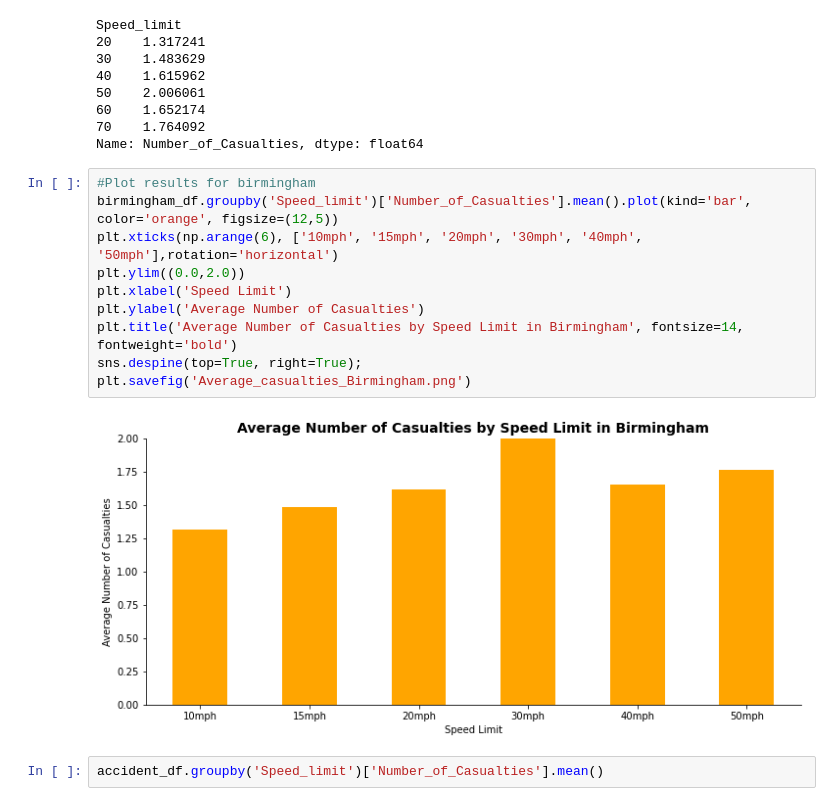
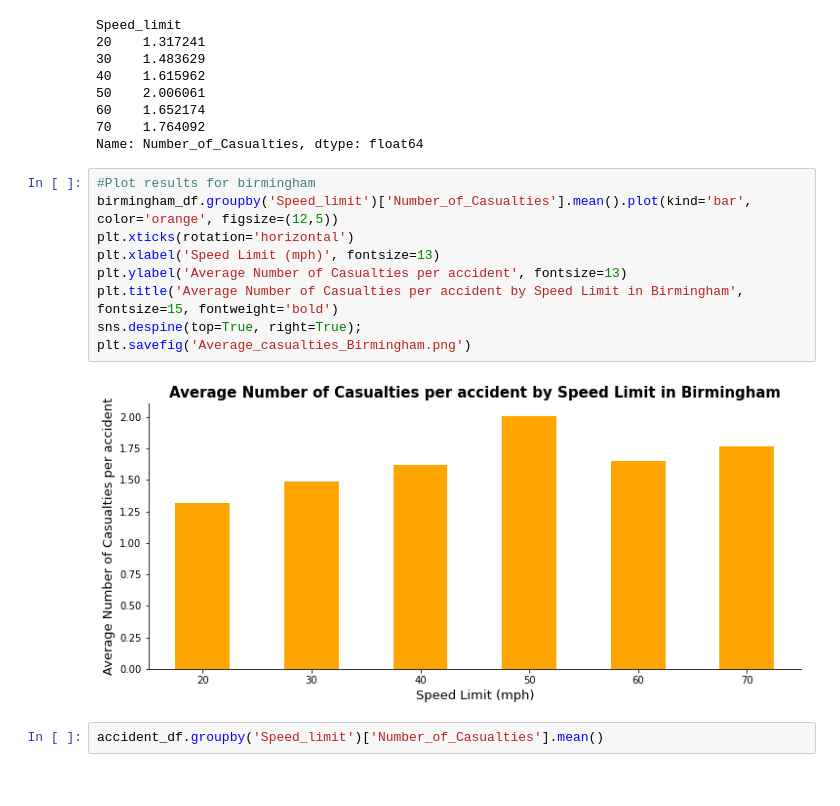
Before and after one commit to Garywtne/Team_Project_One, a Jupyter notebook: RoadSafety.ipynb, the cells around one changed output. Drawn from its saved outputs; the diff is of its cells as text.

```diff
--- a/RoadSafety.ipynb
+++ b/RoadSafety.ipynb
@@ -68,15 +68,14 @@ Name: Number_of_Casualties, dtype: float64
 # %%
 #Plot results for birmingham
 birmingham_df.groupby('Speed_limit')['Number_of_Casualties'].mean().plot(kind='bar', color='orange', figsize=(12,5))
-plt.xticks(np.arange(6), ['10mph', '15mph', '20mph', '30mph', '40mph', '50mph'],rotation='horizontal')
-plt.ylim((0.0,2.0))
-plt.xlabel('Speed Limit')
-plt.ylabel('Average Number of Casualties')
-plt.title('Average Number of Casualties by Speed Limit in Birmingham', fontsize=14, fontweight='bold')
+plt.xticks(rotation='horizontal')
+plt.xlabel('Speed Limit (mph)', fontsize=13)
+plt.ylabel('Average Number of Casualties per accident', fontsize=13)
+plt.title('Average Number of Casualties per accident by Speed Limit in Birmingham', fontsize=15, fontweight='bold')
 sns.despine(top=True, right=True);
 plt.savefig('Average_casualties_Birmingham.png')
 # %% [output]
-[figure, old version]
+[figure, new version]
 # %%
 accident_df.groupby('Speed_limit')['Number_of_Casualties'].mean()
 # %% [output]
```
Also changed, not shown: parts of 5 cells of this notebook.
